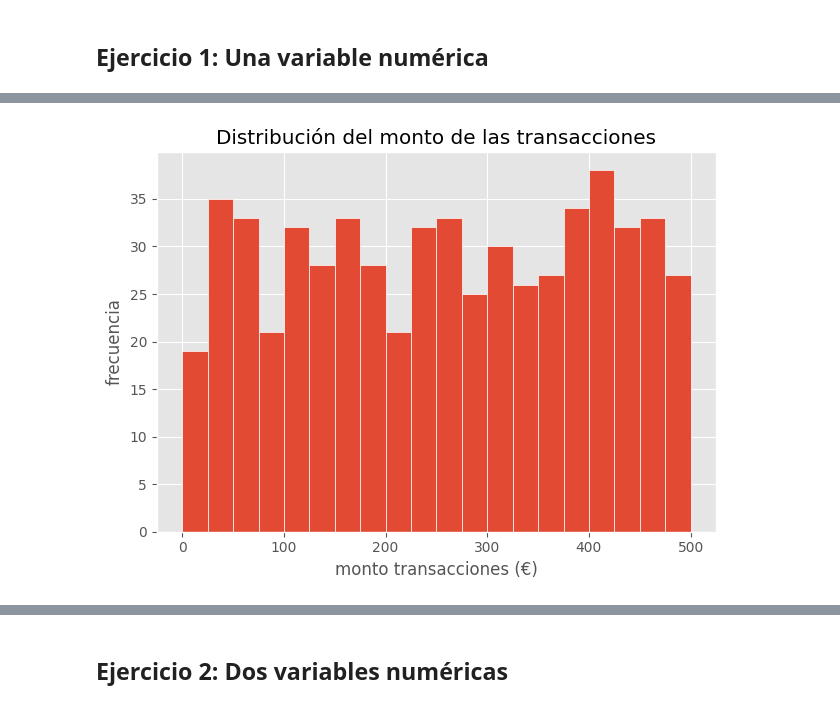
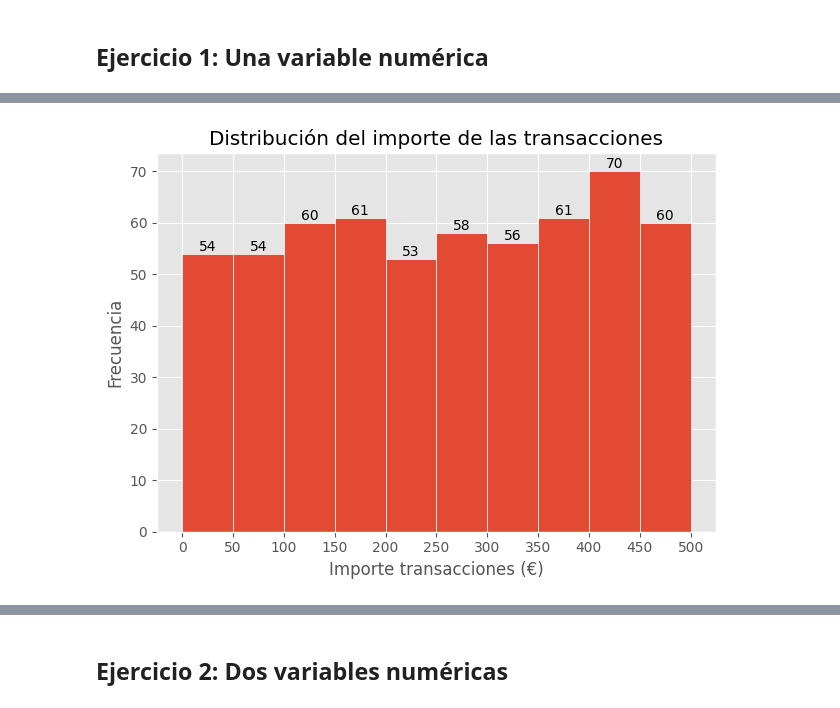
Before and after one commit to natalyamn/DataAnalytics_ITAcademy, a Jupyter notebook: 08. Sprint 8 Python/8.1 Visualizaciones en Python/Sprint8.01_NM.ipynb, the cells around one changed output, grey strips where cells are left out. Saved outputs shown, nothing was run; the diff lists cells and outputs as text; code cells hidden in the pictures.

```diff
--- a/08. Sprint 8 Python/8.1 Visualizaciones en Python/Sprint8.01_NM.ipynb
+++ b/08. Sprint 8 Python/8.1 Visualizaciones en Python/Sprint8.01_NM.ipynb
@@ -67,13 +68,15 @@ plt.style.use('ggplot')
 # %%
-bins = np.arange(0, 525, 25).tolist()
-plt.hist(dataframe['transaction']['amount'], bins=bins, edgecolor="white")
+values, bins, bars = plt.hist(dataframe['transaction']['amount'],
+                              bins=np.arange(0, 525, 50),
+                              edgecolor="white")
 
-plt.title('Distribución del monto de las transacciones')
-plt.xlabel('monto transacciones (€)')
-plt.ylabel('frecuencia')
+plt.xticks(bins)
+
+plt.title('Distribución del importe de las transacciones')
+plt.xlabel('Importe transacciones (€)')
+plt.ylabel('Frecuencia')
+plt.bar_label(container=bars)
 
 plt.tight_layout()
-
-plt.show()
 # %% [output]
-[figure, old version]
+[figure, new version]
```
Also changed, not shown: parts of 15 cells of this notebook.
